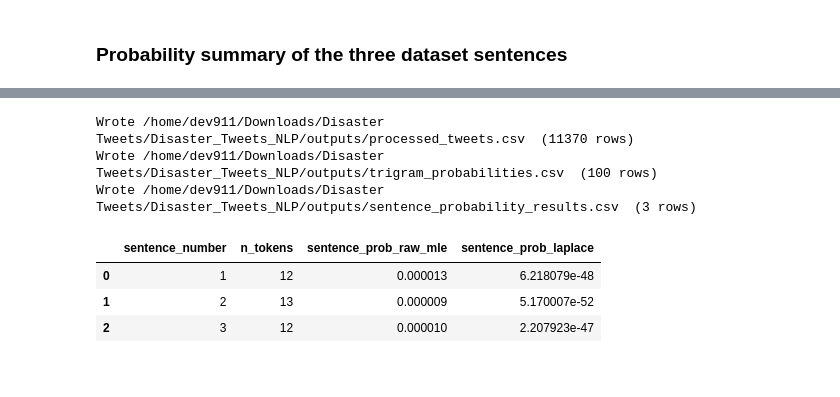
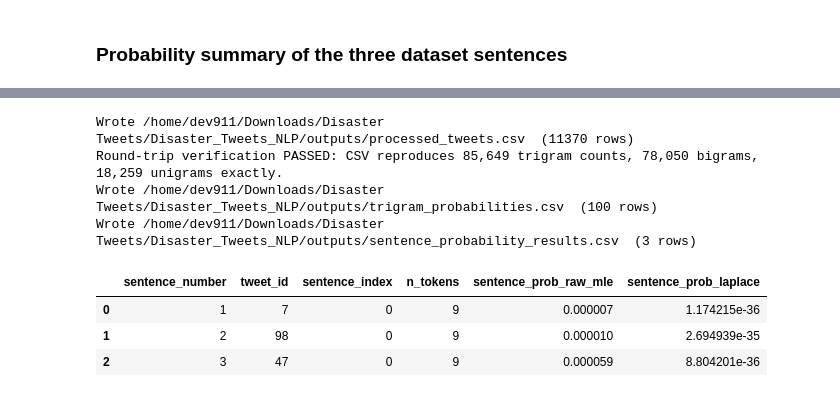
Before and after one commit to AbdoSol1iman/Disaster_Tweets_NLP, a Jupyter notebook: Disaster_Tweets_NLP.ipynb, the cells around one changed output, grey strips where cells are left out. Cells and saved outputs as stored; diff of their text form; code cells hidden in the pictures.

```diff
--- a/Disaster_Tweets_NLP.ipynb
+++ b/Disaster_Tweets_NLP.ipynb
@@ -1029,7 +1159,7 @@ The three required sentences all come from the corpus, so all their trigrams exi
 # Section 7.4 — unseen-trigram demonstration (NOT one of the three sentences)
 # ============================================================
 demo_text = "a sudden meteor storm flooded the entire quiet village overnight"
-demo_tokens = preprocess(demo_text)
+demo_tokens = preprocess_sentence(demo_text)
 demo_seq = [SOS, SOS] + demo_tokens
 rows = []
 for pos, (w1, w2, w3) in enumerate(zip(demo_seq, demo_seq[1:], demo_seq[2:]), start=1):
@@ -1071,13 +1201,14 @@ Of the 8 trigram steps, **7 trigrams have Count = 0** (shown explicitly above).
 # Section 7 — final comparison table + visualisation
 # ============================================================
 summary_rows = []
-for n, sid in enumerate(EXAMPLE_IDS, start=1):
-    r = sentence_results[sid]
+for n, (tweet_id, sent_idx) in enumerate(EXAMPLE_SENTENCES, start=1):
+    r = sentence_results[n]
     summary_rows.append({
         "sentence #": n,
-        "tweet id": sid,
-        "target": df.at[sid, "target"],
-        "tokens": len(df.at[sid, "tokens"]),
+        "tweet id": tweet_id,
+        "sentence # in tweet": sent_idx,
+        "target": df.at[tweet_id, "target"],
+        "tokens": len(df.at[tweet_id, "sentence_tokens"][sent_idx]),
         "zero-count trigrams": r["unseen_trigrams"],
         "P raw MLE": r["P_raw"],
         "P Laplace": r["P_laplace"],
@@ -1088,10 +1219,10 @@ results_summary = pd.DataFrame(summary_rows).set_index("sentence #")
 display(results_summary)
 
 fig, ax = plt.subplots(figsize=(6.5, 3.4))
-x = np.arange(len(EXAMPLE_IDS))
+x = np.arange(len(EXAMPLE_SENTENCES))
 width = 0.38
-raw_vals  = [log10_safe(sentence_results[s]["P_raw"]) for s in EXAMPLE_IDS]
-lap_vals  = [math.log10(sentence_results[s]["P_laplace"]) for s in EXAMPLE_IDS]
+raw_vals  = [log10_safe(sentence_results[n]["P_raw"]) for n in range(1, 4)]
+lap_vals  = [math.log10(sentence_results[n]["P_laplace"]) for n in range(1, 4)]
 ax.bar(x - width / 2, raw_vals, width, label="raw MLE",  color="#8fb8de", edgecolor="black", linewidth=0.5)
 ax.bar(x + width / 2, lap_vals, width, label="Laplace",  color="#f0b8b8", edgecolor="black", linewidth=0.5)
 ax.set_xticks(x)
@@ -1118,12 +1251,33 @@ The project folder receives three CSV deliverables (all values computed live abo
 # %%
 # ============================================================
-# Section 8 — write the three deliverable CSVs
+# Section 8 — write the three deliverable CSVs (+ round-trip verification)
 # ============================================================
-# 1) processed tweets ----------------------------------------------------
+import json
+
+# 1) processed tweets (with sentence structure for traceability) -----------
 processed_path = OUTPUT_DIR / "processed_tweets.csv"
-df_out = df[["id", "keyword", "location", "text", "target", "cleaned_text"]]
+df_out = df[["id", "keyword", "location", "text", "target", "cleaned_text"]].copy()
+df_out["sentence_tokens"] = df["sentence_tokens"].map(json.dumps)   # JSON: unambiguous reconstruction
+df_out["n_sentences"] = df["n_sentences"]
 df_out.to_csv(processed_path, index=False)
 print(f"Wrote {processed_path}  ({len(df_out)} rows)")
+
+# --- round-trip verification: rebuild the model from the exported file ----
+check = pd.read_csv(processed_path, keep_default_na=False)
+assert len(check) == n_raw
+re_uni, re_bi, re_tri = Counter(), Counter(), Counter()
+for st in check["sentence_tokens"]:
+    for tokens_list in json.loads(st):
+        if not tokens_list:
+            continue
+        seq = [SOS, SOS] + tokens_list
+        re_uni.update(seq)
+        re_bi.update(zip(seq, seq[1:]))
+        re_tri.update(zip(seq, seq[1:], seq[2:]))
+assert re_uni == uni_counts and re_bi == bi_counts and re_tri == tri_counts, \
+    "the exported CSV must reproduce every n-gram count exactly"
+print(f"Round-trip verification PASSED: CSV reproduces {len(re_tri):,} trigram counts, "
+      f"{len(re_bi):,} bigrams, {len(re_uni):,} unigrams exactly.")
 
 # 2) top-100 trigram probability table ------------------------------------
 tri_rows = []
@@ -1132,47 +1286,52 @@ for rank, (tri, t_count) in enumerate(tri_counts.most_common(100), start=1):
     tri_rows.append({
         "rank": rank,
         "w1": w1, "w2": w2, "w3": w3,
         "trigram": " | ".join(tri),
         "trigram_count": t_count,
         "context_count(w1,w2)": bi_counts.get((w1, w2), 0),
         "p_mle_raw": p_mle(w1, w2, w3),
         "p_laplace_smoothed": p_laplace(w1, w2, w3),
     })
 trigram_path = OUTPUT_DIR / "trigram_probabilities.csv"
 pd.DataFrame(tri_rows).to_csv(trigram_path, index=False)
 print(f"Wrote {trigram_path}  ({len(tri_rows)} rows)")
 
-# 3) sentence probability summary ------------------------------------------
+# 3) sentence probability summary (traceable) -------------------------------
 sent_rows = []
-for n, sid in enumerate(EXAMPLE_IDS, start=1):
-    r = sentence_results[sid]
+for n, (tweet_id, sent_idx) in enumerate(EXAMPLE_SENTENCES, start=1):
+    r = sentence_results[n]
+    tokens_list = df.at[tweet_id, "sentence_tokens"][sent_idx]
     sent_rows.append({
-        "sentence_id": sid,
         "sentence_number": n,
-        "target": df.at[sid, "target"],
-        "original_text": df.at[sid, "text"],
-        "cleaned_text": df.at[sid, "cleaned_text"],
-        "tokens": " | ".join(df.at[sid, "tokens"]),
-        "n_tokens": len(df.at[sid, "tokens"]),
+        "tweet_id": tweet_id,                    # provenance: real tweet in the dataset
+        "sentence_index": sent_idx,              # provenance: which segment of that tweet
+        "target": df.at[tweet_id, "target"],
+        "original_tweet": df.at[tweet_id, "text"],
+        "original_sentence_cleaned": df.at[tweet_id, "sentence_texts"][sent_idx],
+        "sentence_tokens": " | ".join(tokens_list),
+        "n_tokens": len(tokens_list),
+        "n_sentences_in_tweet": df.at[tweet_id, "n_sentences"],
         "unseen_trigrams": r["unseen_trigrams"],
         "sentence_prob_raw_mle": r["P_raw"],
         "sentence_prob_laplace": r["P_laplace"],
         "log_sentence_prob_raw_mle": r["log_P_raw"],
         "log_sentence_prob_laplace": r["log_P_laplace"],
     })
 sentence_path = OUTPUT_DIR / "sentence_probability_results.csv"
 pd.DataFrame(sent_rows).to_csv(sentence_path, index=False)
 print(f"Wrote {sentence_path}  ({len(sent_rows)} rows)")
 
-display(pd.read_csv(sentence_path)[["sentence_number", "n_tokens", "sentence_prob_raw_mle", "sentence_prob_laplace"]])
+display(pd.read_csv(sentence_path)[["sentence_number", "tweet_id", "sentence_index",
+                                    "n_tokens", "sentence_prob_raw_mle", "sentence_prob_laplace"]])
 # %% [output]
 Wrote /home/dev911/Downloads/Disaster Tweets/Disaster_Tweets_NLP/outputs/processed_tweets.csv  (11370 rows)
+Round-trip verification PASSED: CSV reproduces 85,649 trigram counts, 78,050 bigrams, 18,259 unigrams exactly.
 Wrote /home/dev911/Downloads/Disaster Tweets/Disaster_Tweets_NLP/outputs/trigram_probabilities.csv  (100 rows)
 Wrote /home/dev911/Downloads/Disaster Tweets/Disaster_Tweets_NLP/outputs/sentence_probability_results.csv  (3 rows)
-|  | sentence_number | n_tokens | sentence_prob_raw_mle | sentence_prob_laplace |
-| 0 | 1 | 12 | 0.000013 | 6.218079e-48 |
-| 1 | 2 | 13 | 0.000009 | 5.170007e-52 |
-| 2 | 3 | 12 | 0.000010 | 2.207923e-47 |
+|  | sentence_number | tweet_id | sentence_index | n_tokens | sentence_prob_raw_mle | sentence_prob_laplace |
+| 0 | 1 | 7 | 0 | 9 | 0.000007 | 1.174215e-36 |
+| 1 | 2 | 98 | 0 | 9 | 0.000010 | 2.694939e-35 |
+| 2 | 3 | 47 | 0 | 9 | 0.000059 | 8.804201e-36 |
 # %%
 # ============================================================
 # Section 9 — final results recap (computed live)
```
Also changed, not shown: parts of 31 cells of this notebook, 4 other files.
